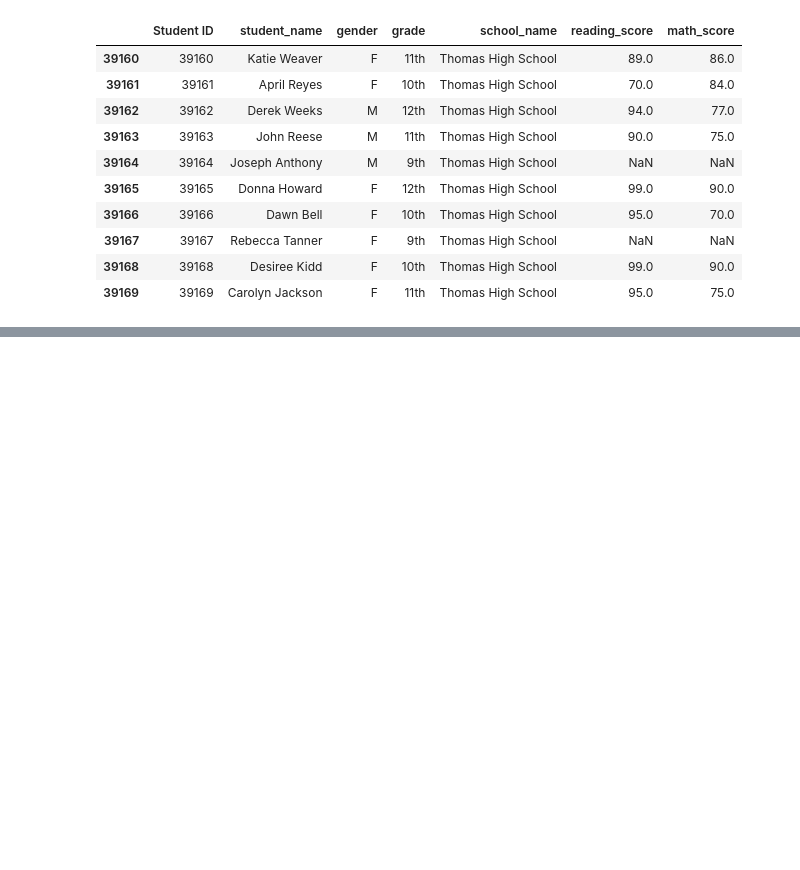
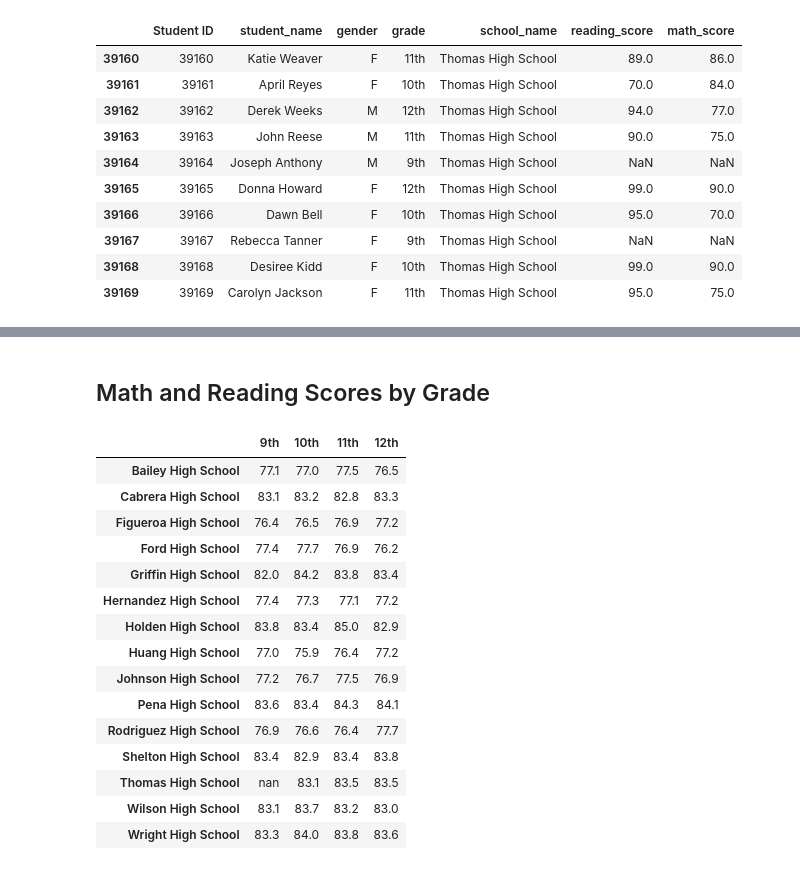
Before and after one commit to VanAntworth/School_District_Analysis, a Jupyter notebook: PyCitySchools_Challenge.ipynb, the cells around one changed output, grey strips where cells are left out. Drawn from its saved outputs; the diff is of its cells as text; code cells hidden in the pictures; blank space fills up the shorter version.

```diff
--- a/PyCitySchools_Challenge.ipynb
+++ b/PyCitySchools_Challenge.ipynb
@@ -1162,0 +404,28 @@ type_summary_df
+# %% [markdown]
+## Math and Reading Scores by Grade
+# %%
+# Create a Series of scores by grade levels using conditionals.
+edited_ninth_graders = school_data_complete_df[(school_data_complete_df["grade"] == "9th")]
+tenth_graders = school_data_complete_df[(school_data_complete_df["grade"] == "10th")]
+eleventh_graders = school_data_complete_df[(school_data_complete_df["grade"] == "11th")]
+twelfth_graders = school_data_complete_df[(school_data_complete_df["grade"] == "12th")]
+
+# Group each school Series by the school name for the average math score.
+edited_ninth_grade_math_scores = edited_ninth_graders.groupby(["school_name"]).mean()["math_score"]
+tenth_grade_math_scores = tenth_graders.groupby(["school_name"]).mean()["math_score"]
+eleventh_grade_math_scores = eleventh_graders.groupby(["school_name"]).mean()["math_score"]
+twelfth_grade_math_scores = twelfth_graders.groupby(["school_name"]).mean()["math_score"]
+
+# Group each school Series by the school name for the average reading score.
+edited_ninth_grade_reading_scores = edited_ninth_graders.groupby(["school_name"]).mean()["reading_score"]
+tenth_grade_reading_scores = tenth_graders.groupby(["school_name"]).mean()["reading_score"]
+eleventh_grade_reading_scores =eleventh_graders.groupby(["school_name"]).mean()["reading_score"]
+twelfth_grade_reading_scores = twelfth_graders.groupby(["school_name"]).mean()["reading_score"]
+# %%
+# Combine each Series for average math scores by school into single data frame.
+new_math_scores_by_grade = pd.DataFrame({
+                "9th": edited_ninth_grade_math_scores,
+               "10th": tenth_grade_math_scores,
+               "11th": eleventh_grade_math_scores,
+               "12th": twelfth_grade_math_scores})
+#new_math_scores_by_grade
@@ -1162,0 +440,36 @@ type_summary_df
+# %%
+# Format each grade column.
+new_math_scores_by_grade["9th"] = new_math_scores_by_grade["9th"].map("{:.1f}".format)
+new_math_scores_by_grade["10th"] = new_math_scores_by_grade["10th"].map("{:.1f}".format)
+new_math_scores_by_grade["11th"] = new_math_scores_by_grade["11th"].map("{:.1f}".format)
+new_math_scores_by_grade["12th"] = new_math_scores_by_grade["12th"].map("{:.1f}".format)
+new_math_scores_by_grade = new_math_scores_by_grade[["9th","10th", "11th", "12th"]]
+
+new_reading_scores_by_grade["9th"] = new_reading_scores_by_grade["9th"].map("{:.1f}".format)
+new_reading_scores_by_grade["10th"] = new_reading_scores_by_grade["10th"].map("{:.1f}".format)
+new_reading_scores_by_grade["11th"] = new_reading_scores_by_grade["11th"].map("{:.1f}".format)
+new_reading_scores_by_grade["12th"] = new_reading_scores_by_grade["12th"].map("{:.1f}".format)
+new_reading_scores_by_grade = new_reading_scores_by_grade[["9th", "10th", "11th", "12th"]]
+# %%
+# Remove the index.
+new_math_scores_by_grade.index.name = None
+
+# Display the data frame
+new_math_scores_by_grade
+# %% [output]
+|  | 9th | 10th | 11th | 12th |
+| Bailey High School | 77.1 | 77.0 | 77.5 | 76.5 |
+| Cabrera High School | 83.1 | 83.2 | 82.8 | 83.3 |
+| Figueroa High School | 76.4 | 76.5 | 76.9 | 77.2 |
+| Ford High School | 77.4 | 77.7 | 76.9 | 76.2 |
+| Griffin High School | 82.0 | 84.2 | 83.8 | 83.4 |
+| Hernandez High School | 77.4 | 77.3 | 77.1 | 77.2 |
+| Holden High School | 83.8 | 83.4 | 85.0 | 82.9 |
+| Huang High School | 77.0 | 75.9 | 76.4 | 77.2 |
+| Johnson High School | 77.2 | 76.7 | 77.5 | 76.9 |
+| Pena High School | 83.6 | 83.4 | 84.3 | 84.1 |
+| Rodriguez High School | 76.9 | 76.6 | 76.4 | 77.7 |
+| Shelton High School | 83.4 | 82.9 | 83.4 | 83.8 |
+| Thomas High School | nan | 83.1 | 83.5 | 83.5 |
+| Wilson High School | 83.1 | 83.7 | 83.2 | 83.0 |
+| Wright High School | 83.3 | 84.0 | 83.8 | 83.6 |
```
Also changed, not shown: parts of 156 cells of this notebook.
